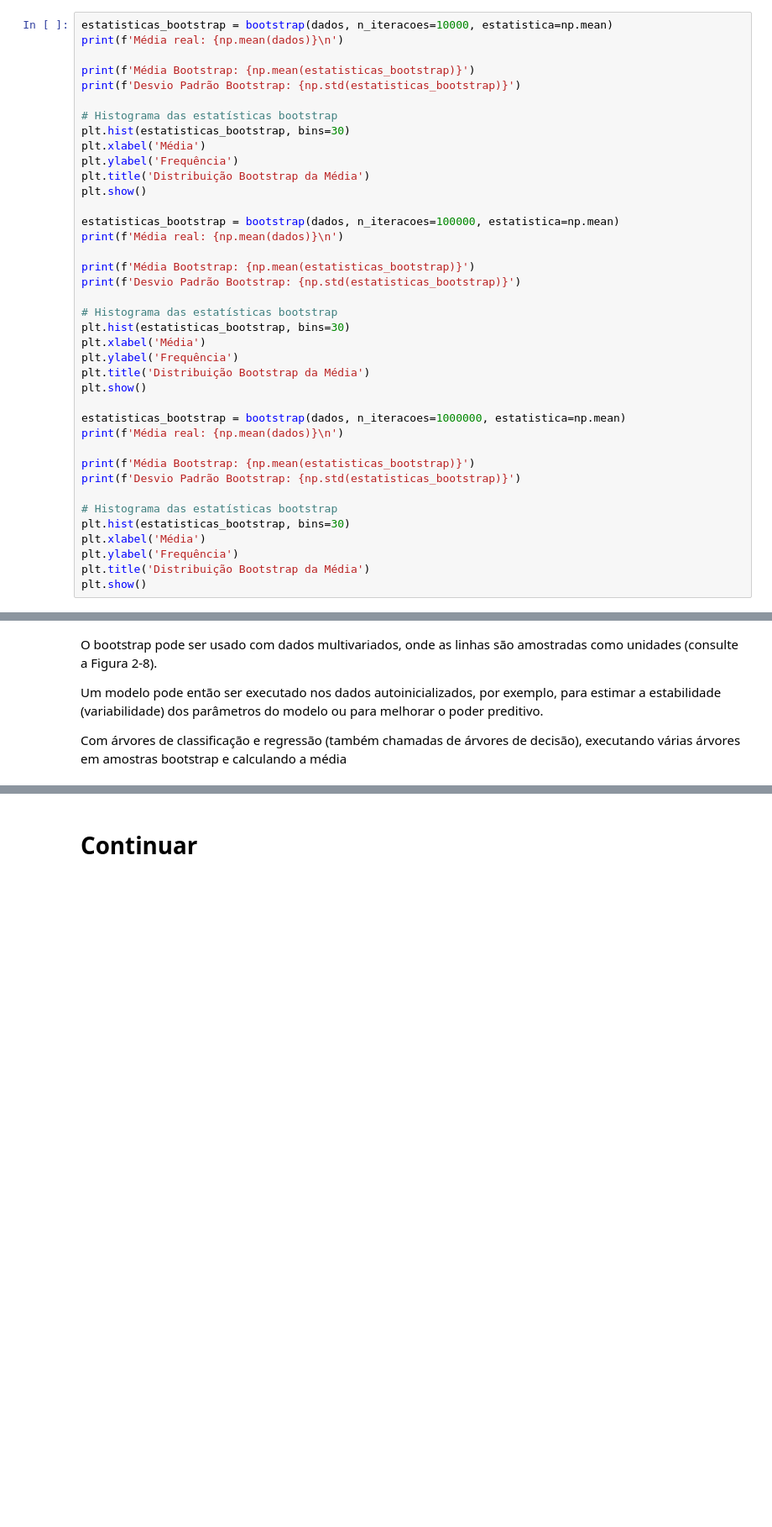
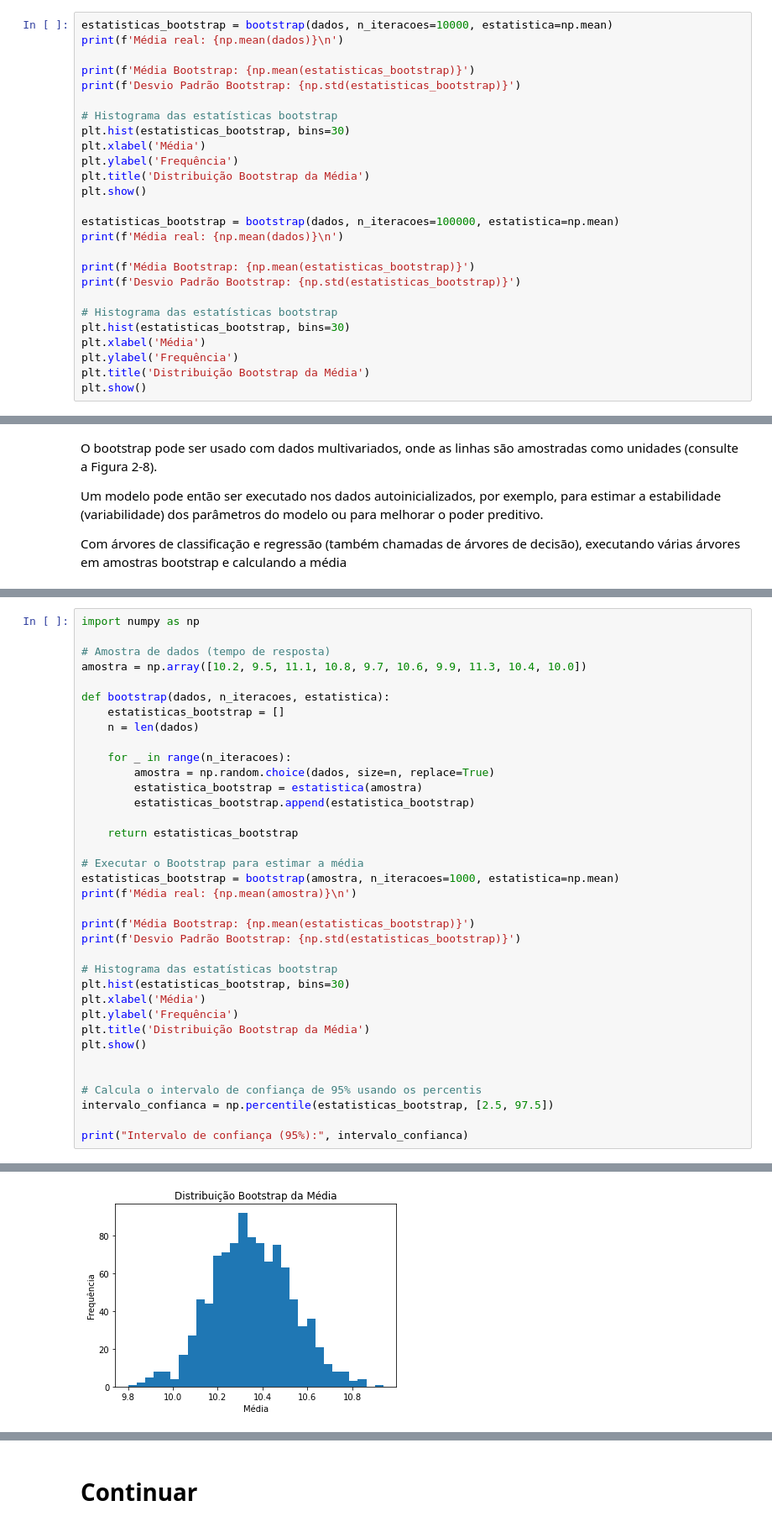
Before and after one commit to FranciscoFoz/math-stats-training, a Jupyter notebook: Estatística/Livro/estatistica.ipynb, the cells around one changed output, grey strips where cells are left out. Shown at 84% size. Saved outputs shown, nothing was run; the diff lists cells and outputs as text; blank space fills up the shorter version.

```diff
--- a/Estatística/Livro/estatistica.ipynb
+++ b/Estatística/Livro/estatistica.ipynb
@@ -675,16 +673,3 @@ plt.xlabel('Média')
 plt.ylabel('Frequência')
 plt.title('Distribuição Bootstrap da Média')
 plt.show()
-
-estatisticas_bootstrap = bootstrap(dados, n_iteracoes=1000000, estatistica=np.mean)
-print(f'Média real: {np.mean(dados)}\n')
-
-print(f'Média Bootstrap: {np.mean(estatisticas_bootstrap)}')
-print(f'Desvio Padrão Bootstrap: {np.std(estatisticas_bootstrap)}')
-
-# Histograma das estatísticas bootstrap
-plt.hist(estatisticas_bootstrap, bins=30)
-plt.xlabel('Média')
-plt.ylabel('Frequência')
-plt.title('Distribuição Bootstrap da Média')
-plt.show()
@@ -712,0 +700,37 @@ Com árvores de classificação e regressão (também chamadas de árvores de de
+# %%
+import numpy as np
+
+# Amostra de dados (tempo de resposta)
+amostra = np.array([10.2, 9.5, 11.1, 10.8, 9.7, 10.6, 9.9, 11.3, 10.4, 10.0])
+
+def bootstrap(dados, n_iteracoes, estatistica):
+    estatisticas_bootstrap = []
+    n = len(dados)
+
+    for _ in range(n_iteracoes):
+        amostra = np.random.choice(dados, size=n, replace=True)
+        estatistica_bootstrap = estatistica(amostra)
+        estatisticas_bootstrap.append(estatistica_bootstrap)
+
+    return estatisticas_bootstrap
+
+# Executar o Bootstrap para estimar a média
+estatisticas_bootstrap = bootstrap(amostra, n_iteracoes=1000, estatistica=np.mean)
+print(f'Média real: {np.mean(amostra)}\n')
+
+print(f'Média Bootstrap: {np.mean(estatisticas_bootstrap)}')
+print(f'Desvio Padrão Bootstrap: {np.std(estatisticas_bootstrap)}')
+
+# Histograma das estatísticas bootstrap
+plt.hist(estatisticas_bootstrap, bins=30)
+plt.xlabel('Média')
+plt.ylabel('Frequência')
+plt.title('Distribuição Bootstrap da Média')
+plt.show()
+
+
+# Calcula o intervalo de confiança de 95% usando os percentis
+intervalo_confianca = np.percentile(estatisticas_bootstrap, [2.5, 97.5])
+
+print("Intervalo de confiança (95%):", intervalo_confianca)
+# %% [output]
@@ -712,0 +741 @@ Com árvores de classificação e regressão (também chamadas de árvores de de
+[figure, added]
```
Also changed, not shown: parts of 8 cells of this notebook.
